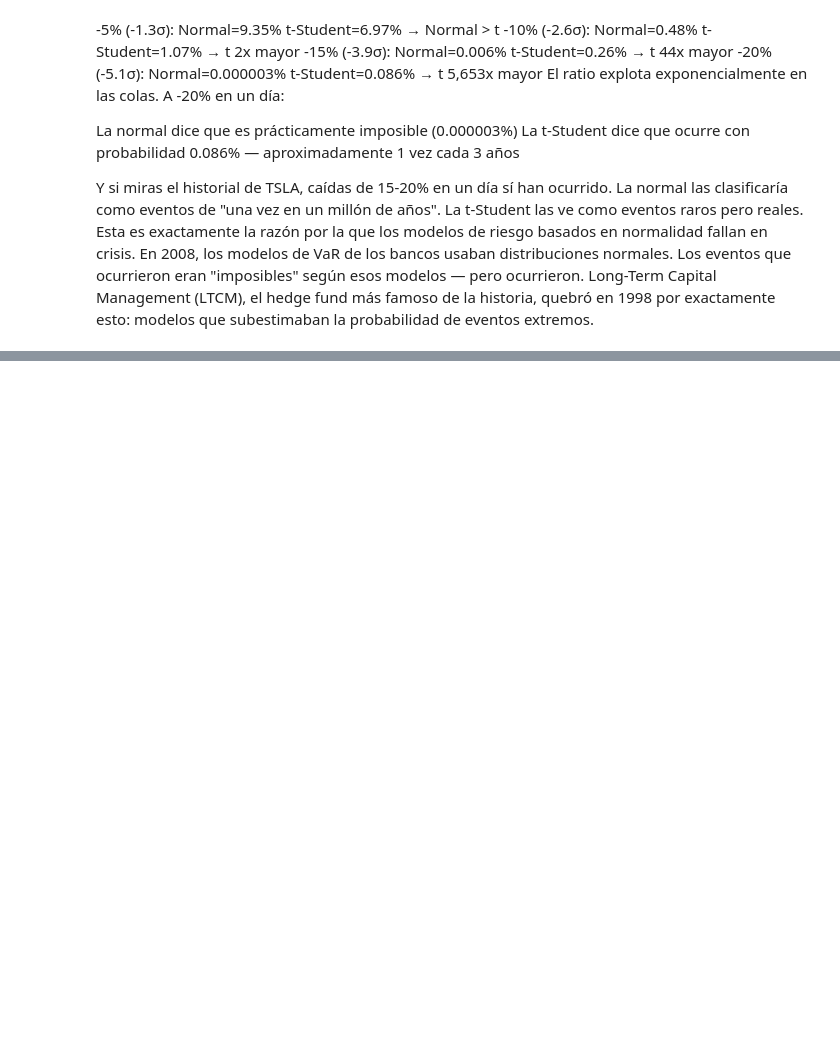
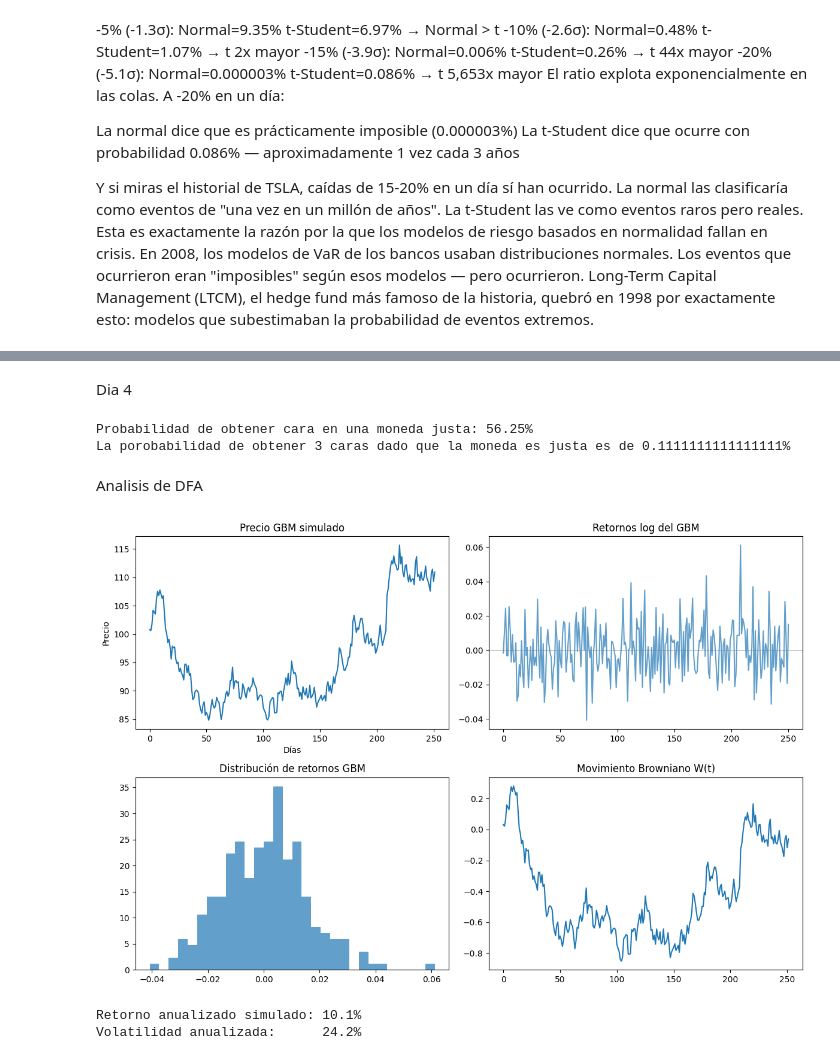
Before and after one commit to Petrack28/RoadMap2BecomeAQuant, a Jupyter notebook: 01-factor-analysis/Semana1.ipynb, the cells around one changed output, grey strips where cells are left out. Saved outputs shown, nothing was run; the diff lists cells and outputs as text; code cells hidden in the pictures; blank space fills up the shorter version.

Commit message:
W1D4: GBM, Brownian motion, DFA applied to finance, Hurst significance

```diff
--- a/01-factor-analysis/Semana1.ipynb
+++ b/01-factor-analysis/Semana1.ipynb
@@ -492,0 +669,68 @@ Esta es exactamente la razón por la que los modelos de riesgo basados en normal
+# %% [markdown]
+Dia 4
+# %%
+P_cara = 0.5
+P_cruz = 0.5
+P_cara_cara = 1
+P_cruz_cruz = 0.125
+
+P_justa = P_cara * P_cara_cara + P_cruz * P_cruz_cruz
+print(f"Probabilidad de obtener cara en una moneda justa: {P_justa*100:.2f}%")
+
+# Probabilidad de obtener 3 caras dado que la moneda sea justa
+P_3_caras_justa = (P_cruz_cruz * P_cruz) / P_justa
+print(f"La porobabilidad de obtener 3 caras dado que la moneda es justa es de {P_3_caras_justa}%")
+# %% [output]
+Probabilidad de obtener cara en una moneda justa: 56.25%
+La porobabilidad de obtener 3 caras dado que la moneda es justa es de 0.1111111111111111%
+# %% [markdown]
+Analisis de DFA
+# %%
+import numpy as np
+import matplotlib.pyplot as plt
+
+np.random.seed(42)
+T = 252      # días de trading
+dt = 1/252   # paso de tiempo
+mu = 0.15    # retorno anualizado esperado
+sigma = 0.25 # volatilidad anualizada
+S0 = 100     # precio inicial
+
+# Simular GBM
+t = np.linspace(0, 1, T)
+W = np.cumsum(np.random.normal(0, np.sqrt(dt), T))  # Browniano
+S = S0 * np.exp((mu - 0.5*sigma**2)*t + sigma*W)
+
+# Retornos log del GBM simulado
+r_gbm = np.diff(np.log(S))
+
+fig, axes = plt.subplots(2, 2, figsize=(12, 8))
+
+# 1. Trayectoria del precio
+axes[0,0].plot(S)
+axes[0,0].set_title("Precio GBM simulado")
+axes[0,0].set_xlabel("Días")
+axes[0,0].set_ylabel("Precio")
+
+# 2. Retornos
+axes[0,1].plot(r_gbm, alpha=0.7)
+axes[0,1].axhline(0, color='gray', linewidth=0.5)
+axes[0,1].set_title("Retornos log del GBM")
+
+# 3. Distribución de retornos
+axes[1,0].hist(r_gbm, bins=30, density=True, alpha=0.7)
+axes[1,0].set_title("Distribución de retornos GBM")
+
+# 4. Movimiento Browniano puro
+axes[1,1].plot(W)
+axes[1,1].set_title("Movimiento Browniano W(t)")
+
+plt.tight_layout()
+plt.show()
+
+print(f"Retorno anualizado simulado: {(S[-1]/S[0] - 1)*100:.1f}%")
+print(f"Volatilidad anualizada:      {r_gbm.std()*np.sqrt(252)*100:.1f}%")
+# %% [output]
+[figure, added]
+Retorno anualizado simulado: 10.1%
+Volatilidad anualizada:      24.2%
```
Also changed, not shown: parts of 10 cells of this notebook.
